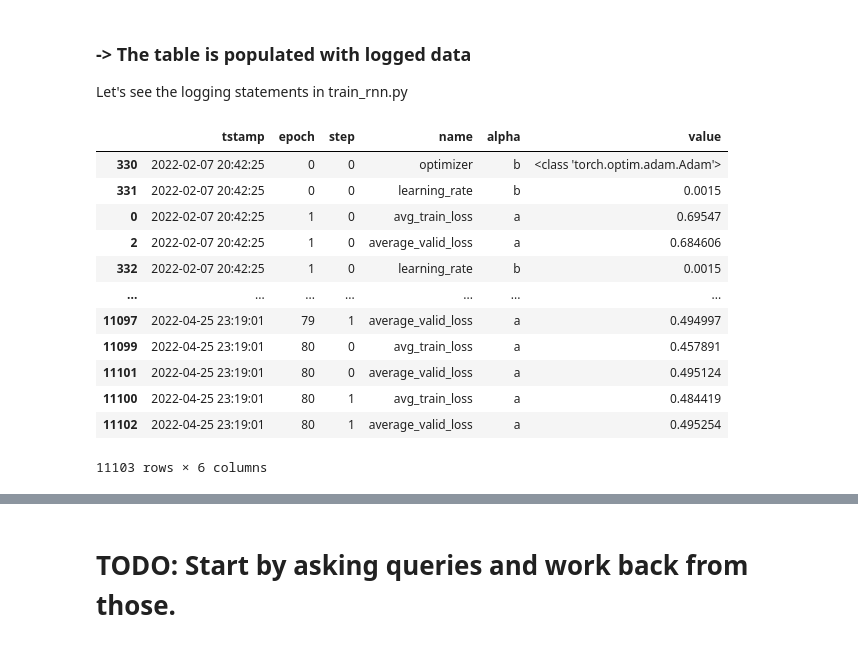
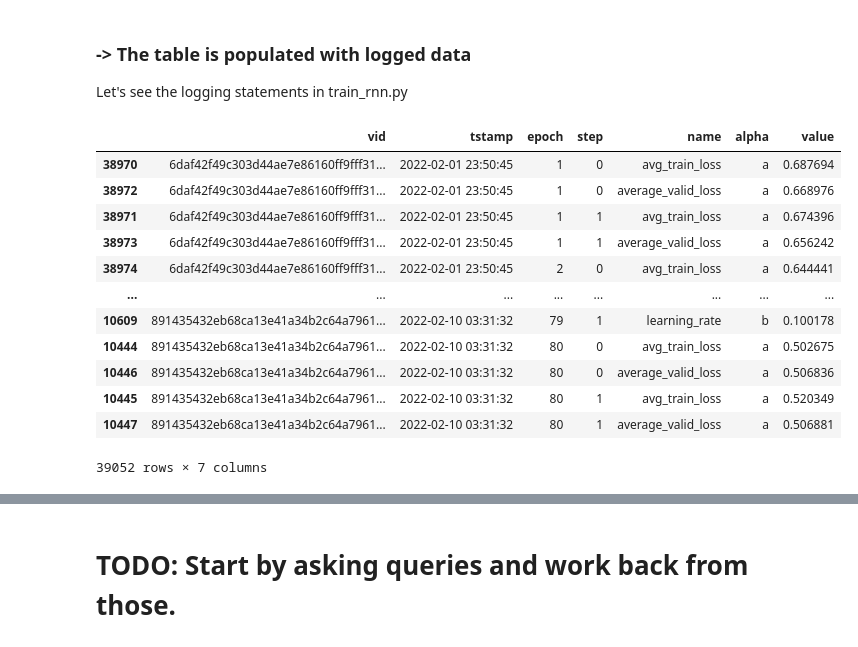
Before and after one commit to ucbrise/kaggle-nlp-disasters, a Jupyter notebook: demo.ipynb, the cells around one changed output, grey strips where cells are left out. Drawn from its saved outputs; the diff is of its cells as text; code cells hidden in the pictures.

```diff
--- a/demo.ipynb
+++ b/demo.ipynb
@@ -109,22 +114,22 @@ raw_df[[True if '/' in vid else False for vid in raw_df['vid']]]
 ### -> The table is populated with logged data
 Let's see the logging statements in train_rnn.py
 # %%
-df = raw_df[['tstamp', 'epoch', 'step', 'name', 'alpha', 'value']]
+df = raw_df[['vid', 'tstamp', 'epoch', 'step', 'name', 'alpha', 'value']]
 df
 # %% [output]
-|  | tstamp | epoch | step | name | alpha | value |
-| 330 | 2022-02-07 20:42:25 | 0 | 0 | optimizer | b | <class 'torch.optim.adam.Adam'> |
-| 331 | 2022-02-07 20:42:25 | 0 | 0 | learning_rate | b | 0.0015 |
-| 0 | 2022-02-07 20:42:25 | 1 | 0 | avg_train_loss | a | 0.69547 |
-| 2 | 2022-02-07 20:42:25 | 1 | 0 | average_valid_loss | a | 0.684606 |
-| 332 | 2022-02-07 20:42:25 | 1 | 0 | learning_rate | b | 0.0015 |
-| ... | ... | ... | ... | ... | ... | ... |
-| 11097 | 2022-04-25 23:19:01 | 79 | 1 | average_valid_loss | a | 0.494997 |
-| 11099 | 2022-04-25 23:19:01 | 80 | 0 | avg_train_loss | a | 0.457891 |
-| 11101 | 2022-04-25 23:19:01 | 80 | 0 | average_valid_loss | a | 0.495124 |
-| 11100 | 2022-04-25 23:19:01 | 80 | 1 | avg_train_loss | a | 0.484419 |
-| 11102 | 2022-04-25 23:19:01 | 80 | 1 | average_valid_loss | a | 0.495254 |
+|  | vid | tstamp | epoch | step | name | alpha | value |
+| 38970 | 6daf42f49c303d44ae7e86160ff9fff31... | 2022-02-01 23:50:45 | 1 | 0 | avg_train_loss | a | 0.687694 |
+| 38972 | 6daf42f49c303d44ae7e86160ff9fff31... | 2022-02-01 23:50:45 | 1 | 0 | average_valid_loss | a | 0.668976 |
+| 38971 | 6daf42f49c303d44ae7e86160ff9fff31... | 2022-02-01 23:50:45 | 1 | 1 | avg_train_loss | a | 0.674396 |
+| 38973 | 6daf42f49c303d44ae7e86160ff9fff31... | 2022-02-01 23:50:45 | 1 | 1 | average_valid_loss | a | 0.656242 |
+| 38974 | 6daf42f49c303d44ae7e86160ff9fff31... | 2022-02-01 23:50:45 | 2 | 0 | avg_train_loss | a | 0.644441 |
+| ... | ... | ... | ... | ... | ... | ... | ... |
+| 10609 | 891435432eb68ca13e41a34b2c64a7961... | 2022-02-10 03:31:32 | 79 | 1 | learning_rate | b | 0.100178 |
+| 10444 | 891435432eb68ca13e41a34b2c64a7961... | 2022-02-10 03:31:32 | 80 | 0 | avg_train_loss | a | 0.502675 |
+| 10446 | 891435432eb68ca13e41a34b2c64a7961... | 2022-02-10 03:31:32 | 80 | 0 | average_valid_loss | a | 0.506836 |
+| 10445 | 891435432eb68ca13e41a34b2c64a7961... | 2022-02-10 03:31:32 | 80 | 1 | avg_train_loss | a | 0.520349 |
+| 10447 | 891435432eb68ca13e41a34b2c64a7961... | 2022-02-10 03:31:32 | 80 | 1 | average_valid_loss | a | 0.506881 |
-11103 rows × 6 columns
+39052 rows × 7 columns
 # %%
 record_df = df[['tstamp', 'epoch', 'step', 'name', 'value']][df['alpha'] == 'a']
 replay_df = df[['tstamp', 'epoch', 'step', 'name', 'value']][df['alpha'] == 'b']
```
Also changed, not shown: parts of 9 cells of this notebook.
